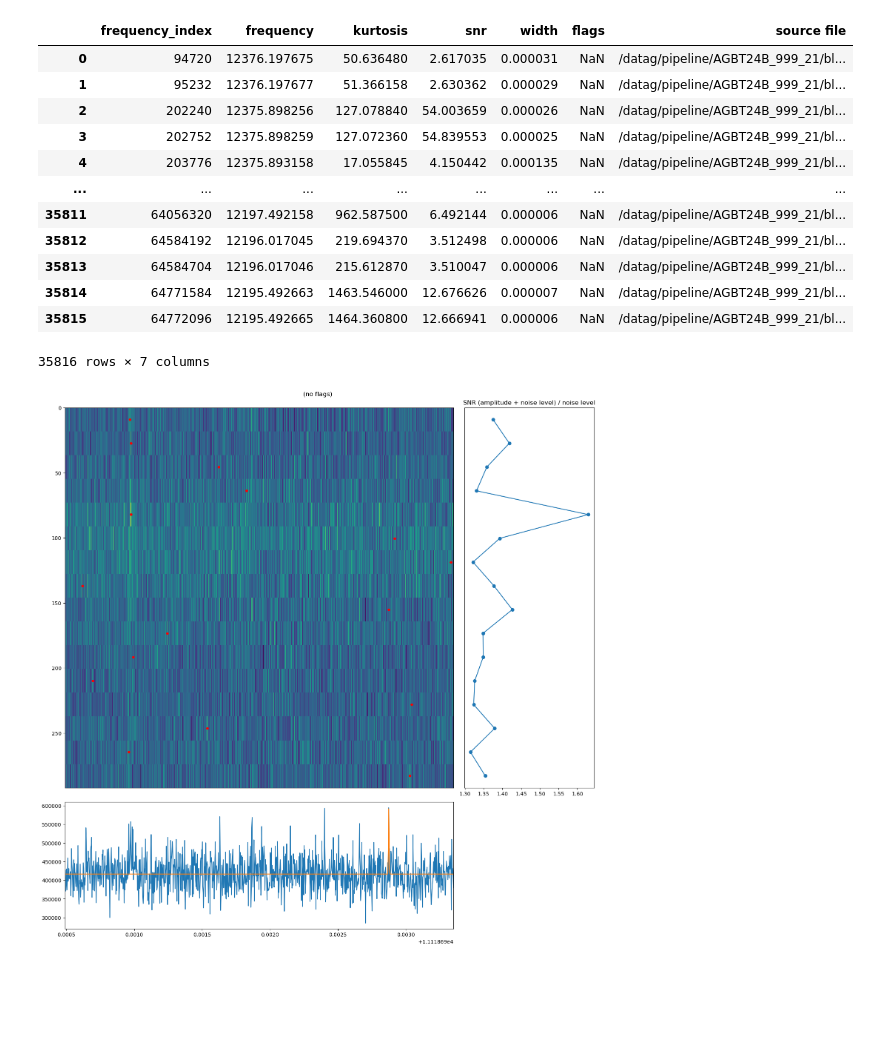
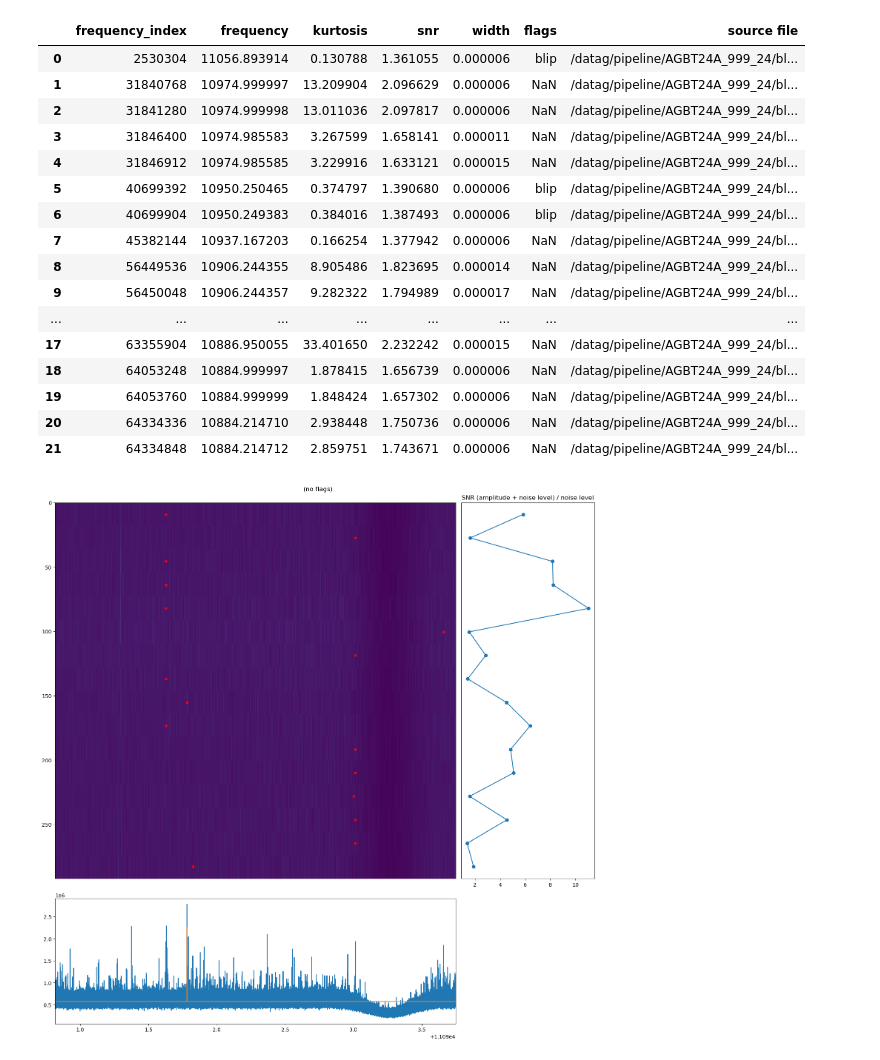
Before and after one commit to andres-luengo/bart, a Jupyter notebook: experiments/inspect_hits.ipynb, the cells around one changed output. Drawn from its saved outputs; the diff is of its cells as text; code cells hidden in the pictures; blank space fills up the shorter version.

```diff
--- a/experiments/inspect_hits.ipynb
+++ b/experiments/inspect_hits.ipynb
@@ -12,22 +12,26 @@ import matplotlib.gridspec
 
 import warnings
 # %%
-df = pd.read_csv('/mnt_blpc3/datax/scratch/andresl/starlink-pipeline-runs/sample-run/batches/batch_021.csv')
+df = pd.read_csv('/mnt_blpc3/datax/scratch/andresl/starlink-pipeline-runs/sample-run/batches/batch_025.csv')
 df
 # %% [output]
 |  | frequency_index | frequency | kurtosis | snr | width | flags | source file |
-| 0 | 94720 | 12376.197675 | 50.636480 | 2.617035 | 0.000031 | NaN | /datag/pipeline/AGBT24B_999_21/bl... |
-| 1 | 95232 | 12376.197677 | 51.366158 | 2.630362 | 0.000029 | NaN | /datag/pipeline/AGBT24B_999_21/bl... |
-| 2 | 202240 | 12375.898256 | 127.078840 | 54.003659 | 0.000026 | NaN | /datag/pipeline/AGBT24B_999_21/bl... |
-| 3 | 202752 | 12375.898259 | 127.072360 | 54.839553 | 0.000025 | NaN | /datag/pipeline/AGBT24B_999_21/bl... |
-| 4 | 203776 | 12375.893158 | 17.055845 | 4.150442 | 0.000135 | NaN | /datag/pipeline/AGBT24B_999_21/bl... |
+| 0 | 2530304 | 11056.893914 | 0.130788 | 1.361055 | 0.000006 | blip | /datag/pipeline/AGBT24A_999_24/bl... |
+| 1 | 31840768 | 10974.999997 | 13.209904 | 2.096629 | 0.000006 | NaN | /datag/pipeline/AGBT24A_999_24/bl... |
+| 2 | 31841280 | 10974.999998 | 13.011036 | 2.097817 | 0.000006 | NaN | /datag/pipeline/AGBT24A_999_24/bl... |
+| 3 | 31846400 | 10974.985583 | 3.267599 | 1.658141 | 0.000011 | NaN | /datag/pipeline/AGBT24A_999_24/bl... |
+| 4 | 31846912 | 10974.985585 | 3.229916 | 1.633121 | 0.000015 | NaN | /datag/pipeline/AGBT24A_999_24/bl... |
+| 5 | 40699392 | 10950.250465 | 0.374797 | 1.390680 | 0.000006 | blip | /datag/pipeline/AGBT24A_999_24/bl... |
+| 6 | 40699904 | 10950.249383 | 0.384016 | 1.387493 | 0.000006 | blip | /datag/pipeline/AGBT24A_999_24/bl... |
+| 7 | 45382144 | 10937.167203 | 0.166254 | 1.377942 | 0.000006 | NaN | /datag/pipeline/AGBT24A_999_24/bl... |
+| 8 | 56449536 | 10906.244355 | 8.905486 | 1.823695 | 0.000014 | NaN | /datag/pipeline/AGBT24A_999_24/bl... |
+| 9 | 56450048 | 10906.244357 | 9.282322 | 1.794989 | 0.000017 | NaN | /datag/pipeline/AGBT24A_999_24/bl... |
 | ... | ... | ... | ... | ... | ... | ... | ... |
-| 35811 | 64056320 | 12197.492158 | 962.587500 | 6.492144 | 0.000006 | NaN | /datag/pipeline/AGBT24B_999_21/bl... |
-| 35812 | 64584192 | 12196.017045 | 219.694370 | 3.512498 | 0.000006 | NaN | /datag/pipeline/AGBT24B_999_21/bl... |
-| 35813 | 64584704 | 12196.017046 | 215.612870 | 3.510047 | 0.000006 | NaN | /datag/pipeline/AGBT24B_999_21/bl... |
-| 35814 | 64771584 | 12195.492663 | 1463.546000 | 12.676626 | 0.000007 | NaN | /datag/pipeline/AGBT24B_999_21/bl... |
-| 35815 | 64772096 | 12195.492665 | 1464.360800 | 12.666941 | 0.000006 | NaN | /datag/pipeline/AGBT24B_999_21/bl... |
+| 17 | 63355904 | 10886.950055 | 33.401650 | 2.232242 | 0.000015 | NaN | /datag/pipeline/AGBT24A_999_24/bl... |
+| 18 | 64053248 | 10884.999997 | 1.878415 | 1.656739 | 0.000006 | NaN | /datag/pipeline/AGBT24A_999_24/bl... |
+| 19 | 64053760 | 10884.999999 | 1.848424 | 1.657302 | 0.000006 | NaN | /datag/pipeline/AGBT24A_999_24/bl... |
+| 20 | 64334336 | 10884.214710 | 2.938448 | 1.750736 | 0.000006 | NaN | /datag/pipeline/AGBT24A_999_24/bl... |
+| 21 | 64334848 | 10884.214712 | 2.859751 | 1.743671 | 0.000006 | NaN | /datag/pipeline/AGBT24A_999_24/bl... |
-35816 rows × 7 columns
 # %%
 f = h5py.File('/datag/pipeline/AGBT20B_999_42/blc00_blp00/blc00_guppi_59181_57258_HIP60299_0041.rawspec.0000.h5')
 fch1 = f['data'].attrs['fch1']
@@ -148,7 +152,7 @@ hit = df.sample().iloc[0]
 make_figure(hit)
 plt.show()
 # %% [output]
-[figure, old version]
+[figure, new version]
 # %%
 def save_hit_fig(hit, title=None, filename='image.png'):
     fig = make_figure(hit, title)
```
Also changed, not shown: parts of 5 cells of this notebook.
